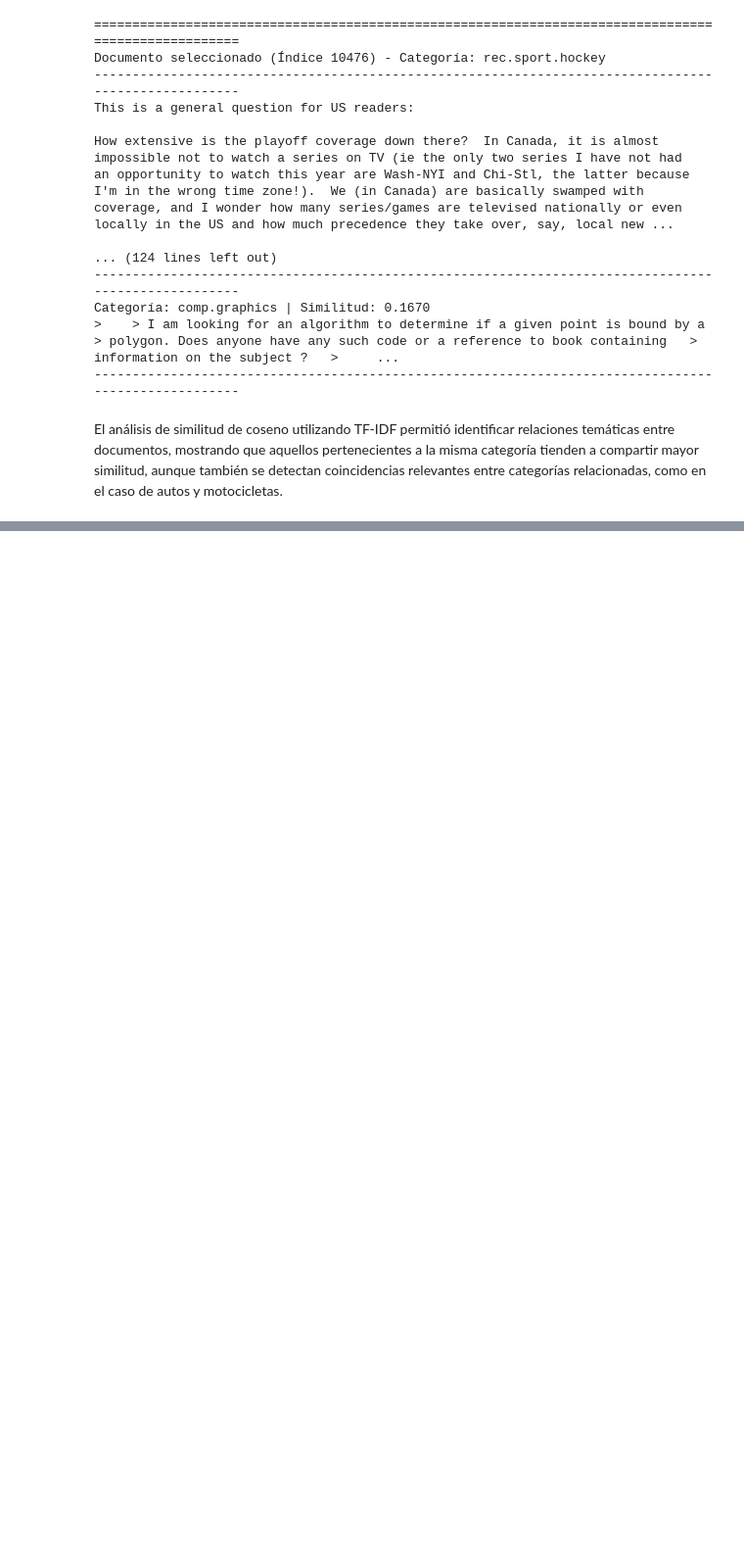
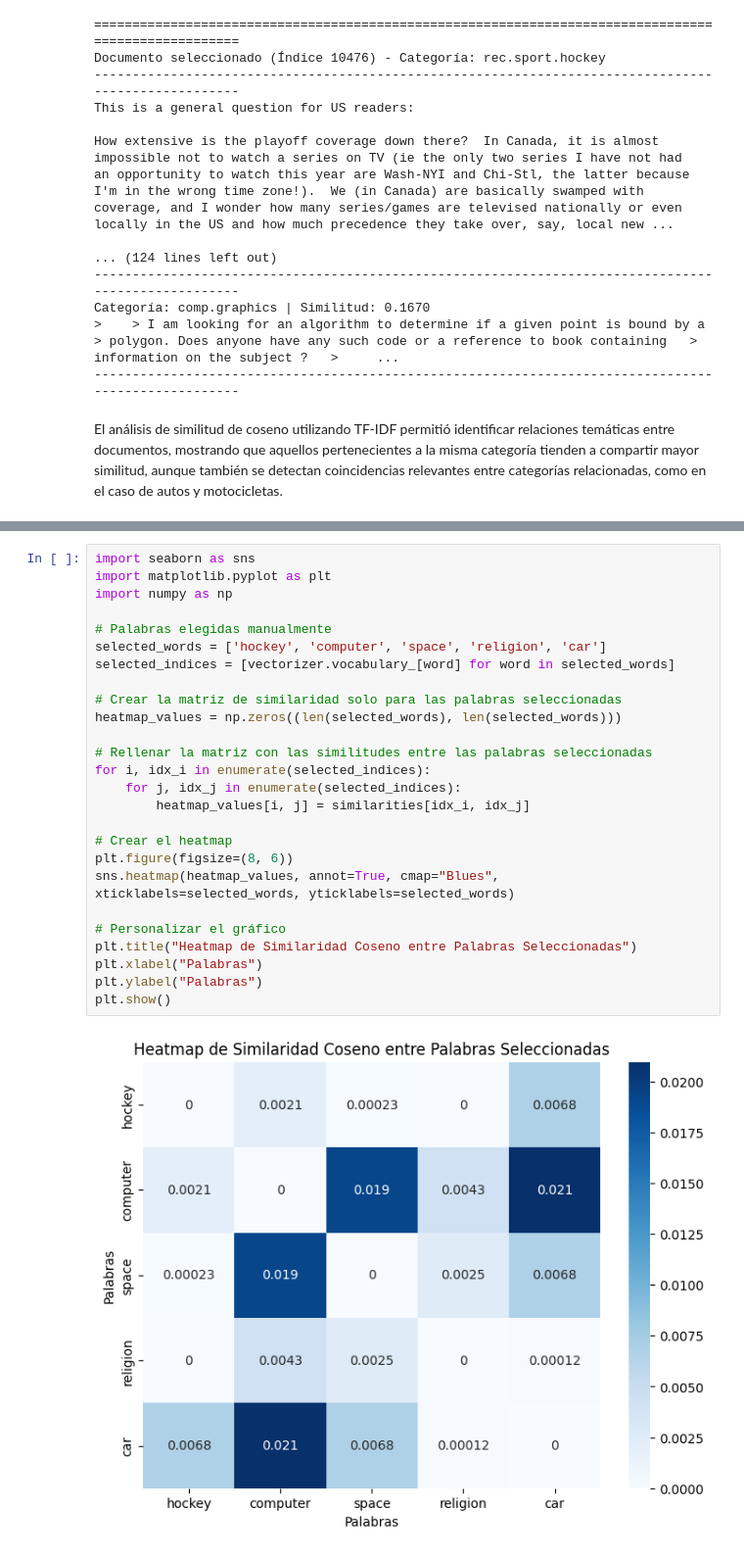
Before and after one commit to jonathancagua/NLP, a Jupyter notebook: EX/Desafio_1.ipynb, the cells around one changed output, grey strips where cells are left out. Shown at 98% size. Cells and saved outputs as stored; diff of their text form; blank space fills up the shorter version.

```diff
--- a/EX/Desafio_1.ipynb
+++ b/EX/Desafio_1.ipynb
@@ -331,0 +630,28 @@ El análisis de similitud de coseno utilizando TF-IDF permitió identificar rela
+# %%
+import seaborn as sns
+import matplotlib.pyplot as plt
+import numpy as np
+
+# Palabras elegidas manualmente
+selected_words = ['hockey', 'computer', 'space', 'religion', 'car']
+selected_indices = [vectorizer.vocabulary_[word] for word in selected_words]
+
+# Crear la matriz de similaridad solo para las palabras seleccionadas
+heatmap_values = np.zeros((len(selected_words), len(selected_words)))
+
+# Rellenar la matriz con las similitudes entre las palabras seleccionadas
+for i, idx_i in enumerate(selected_indices):
+    for j, idx_j in enumerate(selected_indices):
+        heatmap_values[i, j] = similarities[idx_i, idx_j]
+
+# Crear el heatmap
+plt.figure(figsize=(8, 6))
+sns.heatmap(heatmap_values, annot=True, cmap="Blues", xticklabels=selected_words, yticklabels=selected_words)
+
+# Personalizar el gráfico
+plt.title("Heatmap de Similaridad Coseno entre Palabras Seleccionadas")
+plt.xlabel("Palabras")
+plt.ylabel("Palabras")
+plt.show()
+# %% [output]
+[figure, added]
```
Also changed, not shown: parts of 13 cells of this notebook.
